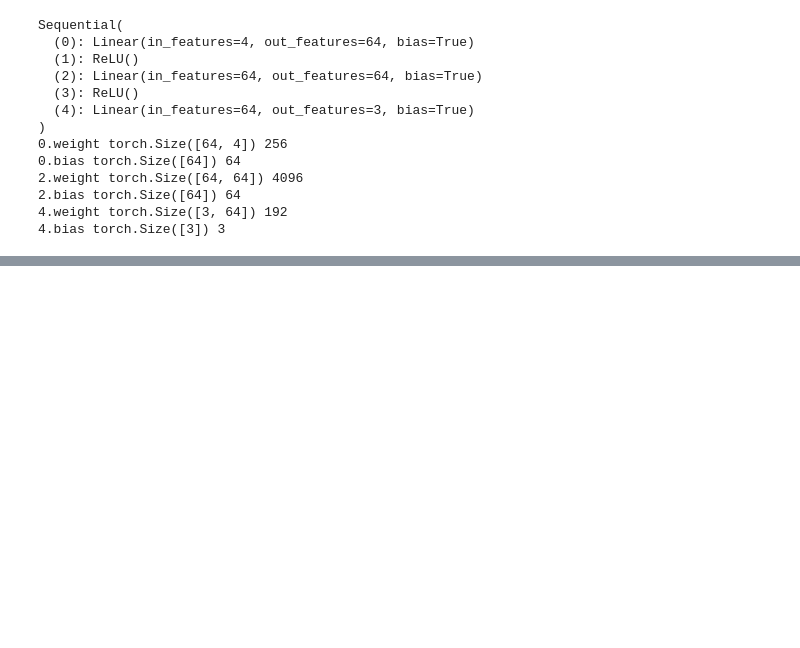
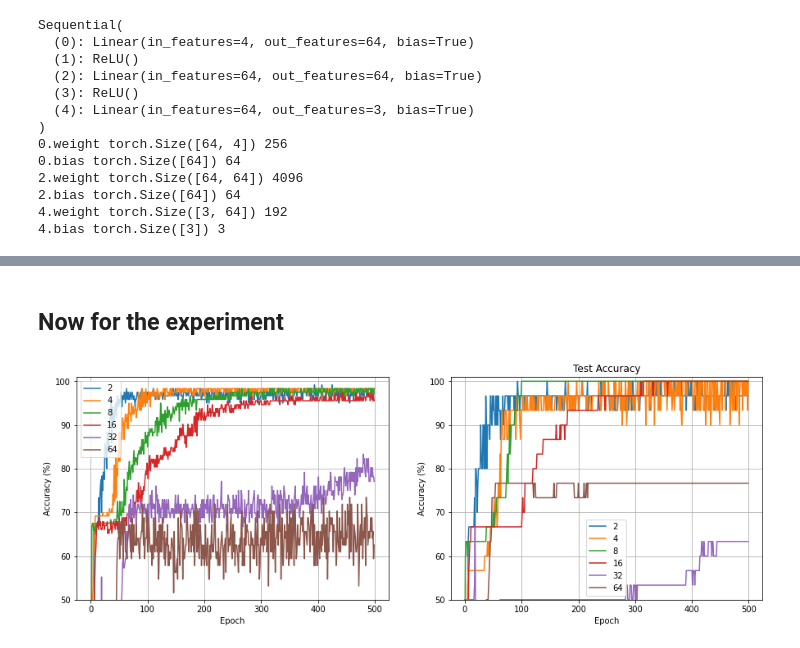
Before and after one commit to mamuncseru/deep_understanding_deep_learning, a Jupyter notebook: DUDL_regularization_batchTraining.ipynb, the cells around one changed output, grey strips where cells are left out. Saved outputs shown, nothing was run; the diff lists cells and outputs as text; code cells hidden in the pictures; blank space fills up the shorter version.

Commit message:
with experiments

```diff
--- a/DUDL_regularization_batchTraining.ipynb
+++ b/DUDL_regularization_batchTraining.ipynb
@@ -63,7 +66,7 @@ def createANewModel():
 
     lossfun = nn.CrossEntropyLoss()
 
-    optimizer = torch.optim.SGD(ANNiris.parameters(), lr=0.005)
+    optimizer = torch.optim.SGD(ANNiris.parameters(), lr=0.001)
 
     return ANNiris, lossfun, optimizer
 # %%
@@ -175,0 +179,45 @@ plt.show()
+# %% [markdown]
+## Now for the experiment
+# %%
+batchsizes = [2**i for i in range(1, 7)]
+
+# initialize output results matrices
+accuracyResultsTrain = np.zeros((numepochs, len(batchsizes)))
+accuracyResultsTest = np.zeros((numepochs, len(batchsizes)))
+
+# loop over batch sizes
+
+for bi in range(len(batchsizes)):
+
+    # create and train the model
+    train_loader, test_loader = dataIntoBatches(batchsizes[bi])
+    ANNiris, lossfun, optimizer = createANewModel()
+    trainAcc, testAcc, losses = trainTheModel()
+
+    # store accuracies from last 100 epochs
+    accuracyResultsTrain[:, bi] = trainAcc
+    accuracyResultsTest[:, bi] = testAcc
+# %%
+# plot the experiment results
+fig, ax = plt.subplots(1, 2, figsize=(15, 5))
+
+ax[0].plot(accuracyResultsTrain)
+ax[0].set_xlabel('Train accuracy')
+ax[1].plot(accuracyResultsTest)
+ax[1].set_title('Test Accuracy')
+
+# make the legend easier to read
+leglabels = [np.round(i, 2) for i in batchsizes]
+
+# common features
+for i in range(2):
+    ax[i].legend(leglabels)
+    ax[i].set_xlabel('Epoch')
+    ax[i].set_ylabel('Accuracy (%)')
+    ax[i].set_ylim([50, 101])
+    ax[i].grid()
+
+
+plt.show()
+# %% [output]
+[figure, added]
```
Also changed, not shown: parts of 5 cells of this notebook.
